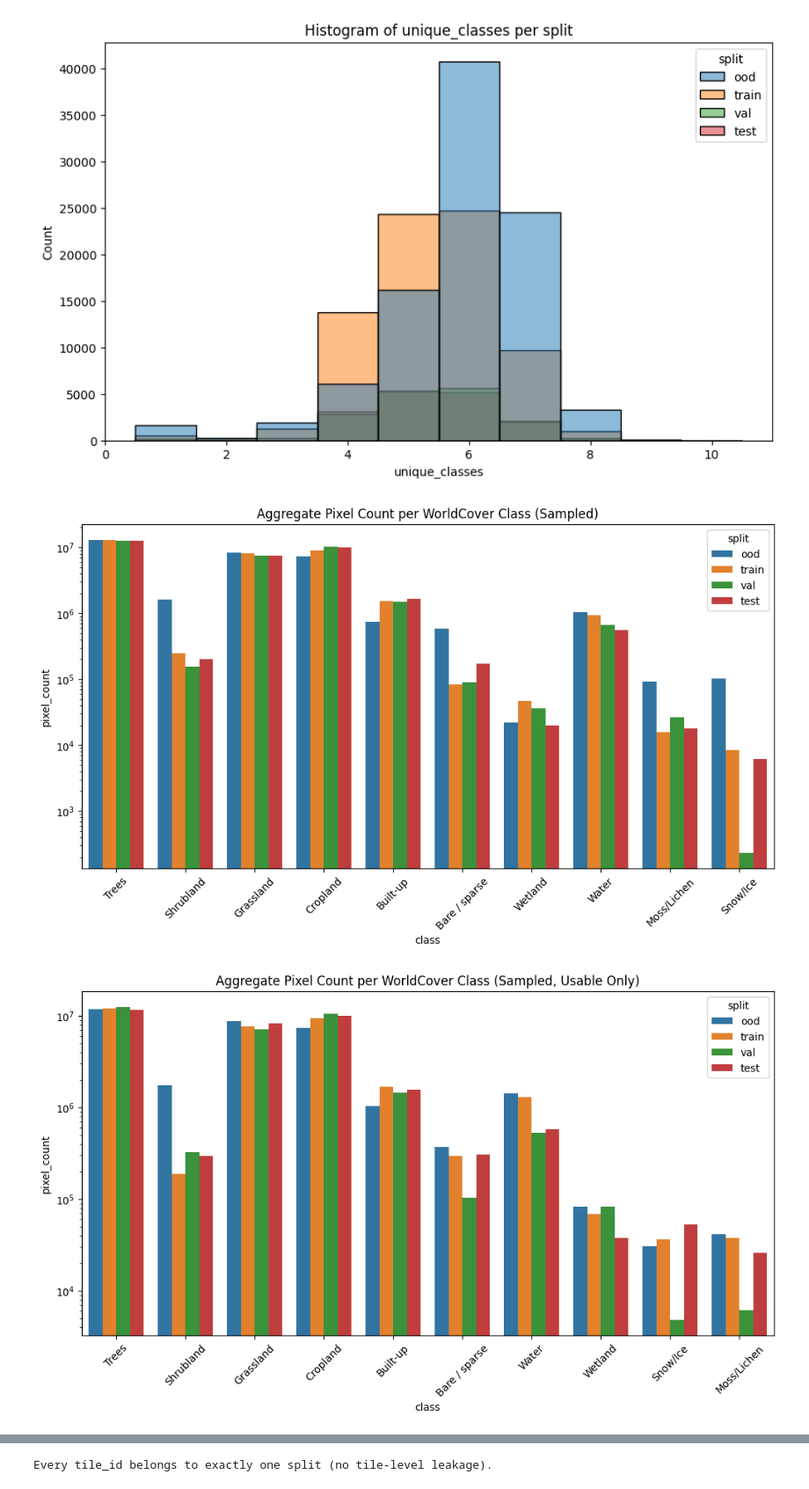
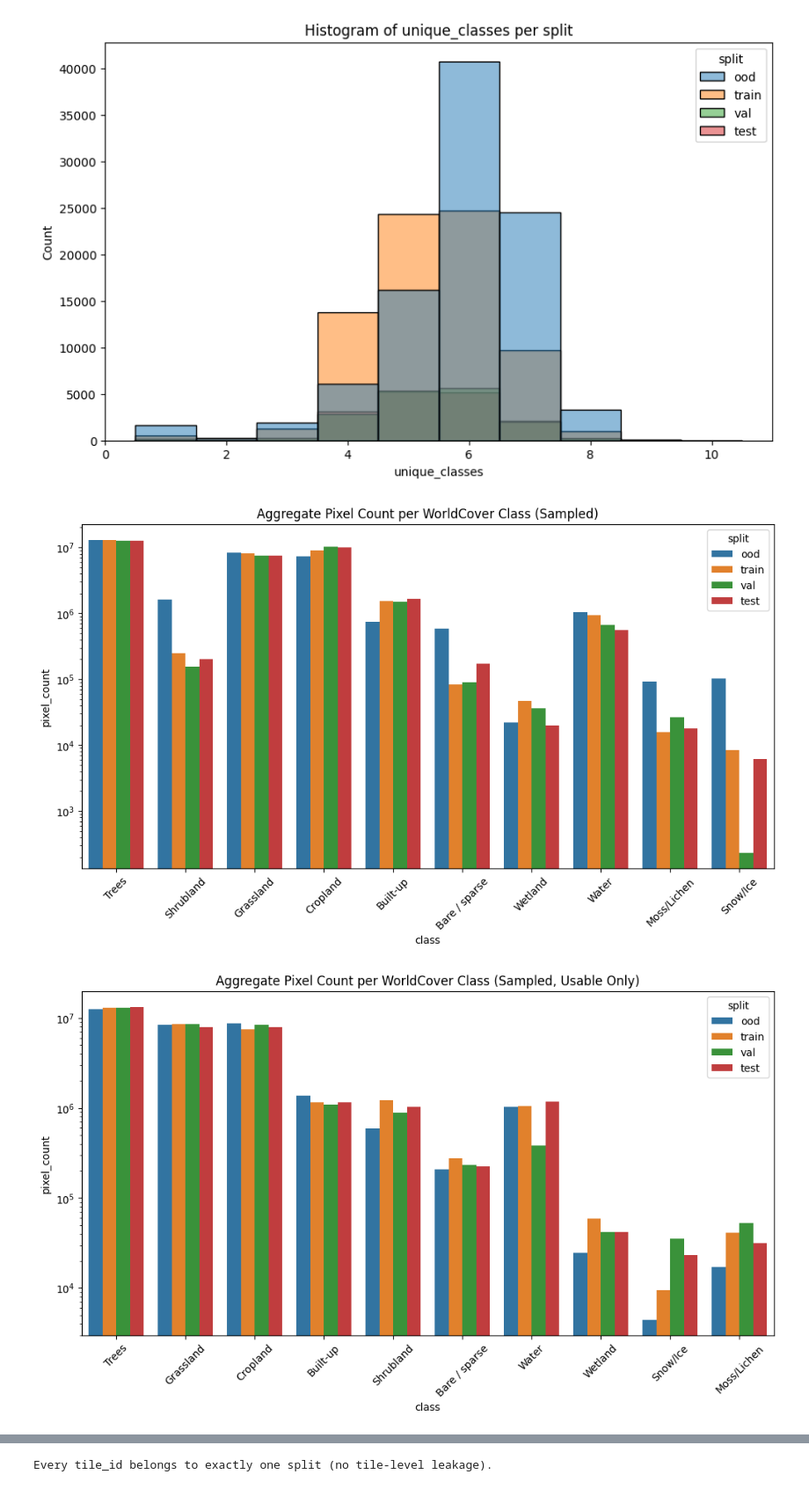
Before and after one commit to dntgafck/gfm-landcover-mapping, a Jupyter notebook: notebooks/EDA.ipynb, the cells around one changed output, grey strips where cells are left out. Shown at 88% size. Saved outputs shown, nothing was run; the diff lists cells and outputs as text; code cells hidden in the pictures.

```diff
--- a/notebooks/EDA.ipynb
+++ b/notebooks/EDA.ipynb
@@ -227,7 +257,7 @@ split_stats = []
 split_stats_usable = []
 for split in splits:
     counts = get_pixel_counts(df[df["split"] == split])
-    counts_usable = get_pixel_counts(df[(df["split"] == split) & df["is_usable"]])
+    counts_usable = get_pixel_counts(df[(df["split"] == split) & df["cloud_frac"] < 0.2])
     for cls, cnt in counts.items():
         split_stats.append({"split": split, "class": cls, "pixel_count": cnt})
     for cls, cnt in counts_usable.items():
@@ -240,34 +270,34 @@ plt.figure(figsize=(12, 6))
 sns.barplot(data=stats_df, x="class", y="pixel_count", hue="split")
 plt.title("Aggregate Pixel Count per WorldCover Class (Sampled)")
 plt.xticks(rotation=45)
 plt.yscale("log")
 plt.show()
 
 plt.figure(figsize=(12, 6))
 sns.barplot(data=stats_df_usable, x="class", y="pixel_count", hue="split")
 plt.title("Aggregate Pixel Count per WorldCover Class (Sampled, Usable Only)")
 plt.xticks(rotation=45)
 plt.yscale("log")
 plt.show()
 
 
 top_countries = df["country"].value_counts().head(10).index.tolist()
 country_stats = []
 for country in top_countries:
     counts = get_pixel_counts(df[df["country"] == country], sample_size=50)
     for cls, cnt in counts.items():
         country_stats.append({"country": country, "class": cls, "pixel_count": cnt})
 
 country_stats_df = pd.DataFrame(country_stats)
 plt.figure(figsize=(14, 7))
 sns.barplot(data=country_stats_df, x="class", y="pixel_count", hue="country")
 plt.title("Pixel Count per Class per Country (Sampled)")
 plt.xticks(rotation=45)
 plt.yscale("log")
 plt.show()
 # %% [output]
 [figure]
-[figure, old version]
+[figure, new version]
 [figure]
 # %%
 # Sample a subset of usable patches
```
Also changed, not shown: parts of 4 cells of this notebook, 34 other files.
